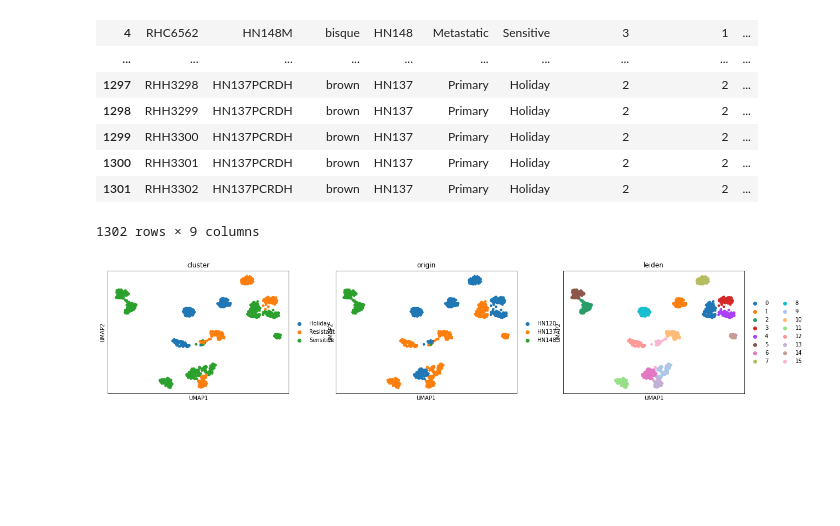
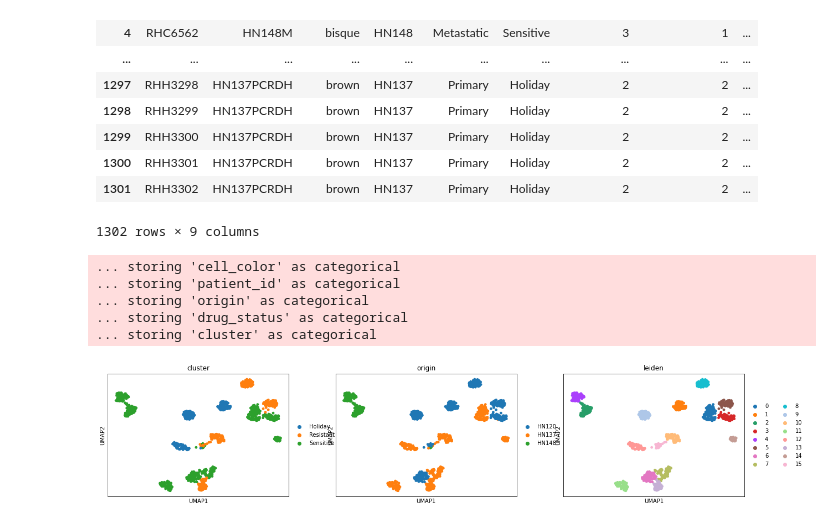
Before and after one commit to juychen/trainsource, a Jupyter notebook: AnalysisTrainedData.ipynb, the cells around one changed output. Saved outputs shown, nothing was run; the diff lists cells and outputs as text; code cells hidden in the pictures; blank space fills up the shorter version.

```diff
--- a/AnalysisTrainedData.ipynb
+++ b/AnalysisTrainedData.ipynb
@@ -121,10 +139,15 @@ for item in annotation.columns:
 # %%
 sc.pp.neighbors(adata)
 sc.tl.umap(adata)
-sc.tl.leiden(adata)
+sc.tl.leiden(adata,resolution=0.5)
 sc.pl.umap(adata,color=["cluster","origin","leiden"])
 # %% [output]
+... storing 'cell_color' as categorical
+... storing 'patient_id' as categorical
+... storing 'origin' as categorical
+... storing 'drug_status' as categorical
+... storing 'cluster' as categorical
-[figure, old version]
+[figure, new version]
 # %%
 sc.pp.neighbors(adata,use_rep='X_AE',key_added="Trans")
 sc.tl.umap(adata,neighbors_key="Trans")
```
Also changed, not shown: parts of 7 cells of this notebook, 1 other file.
